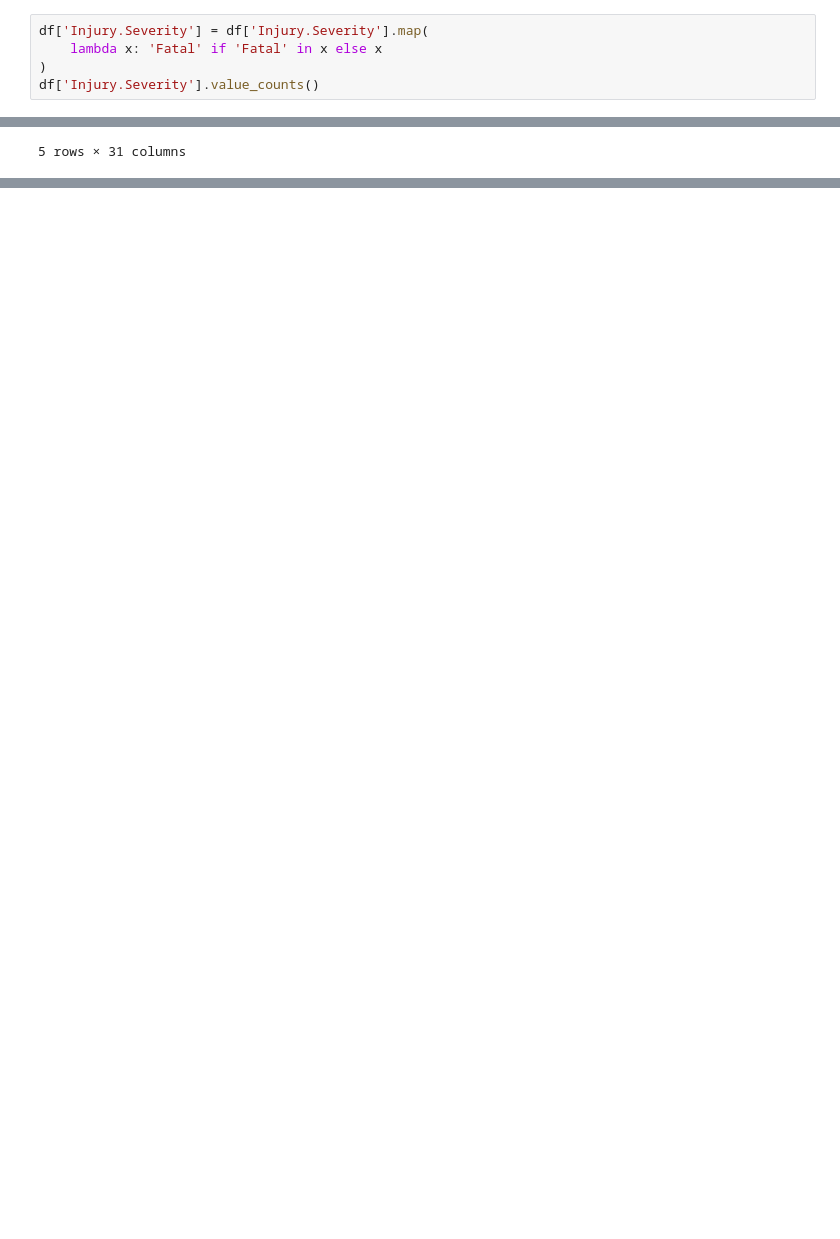
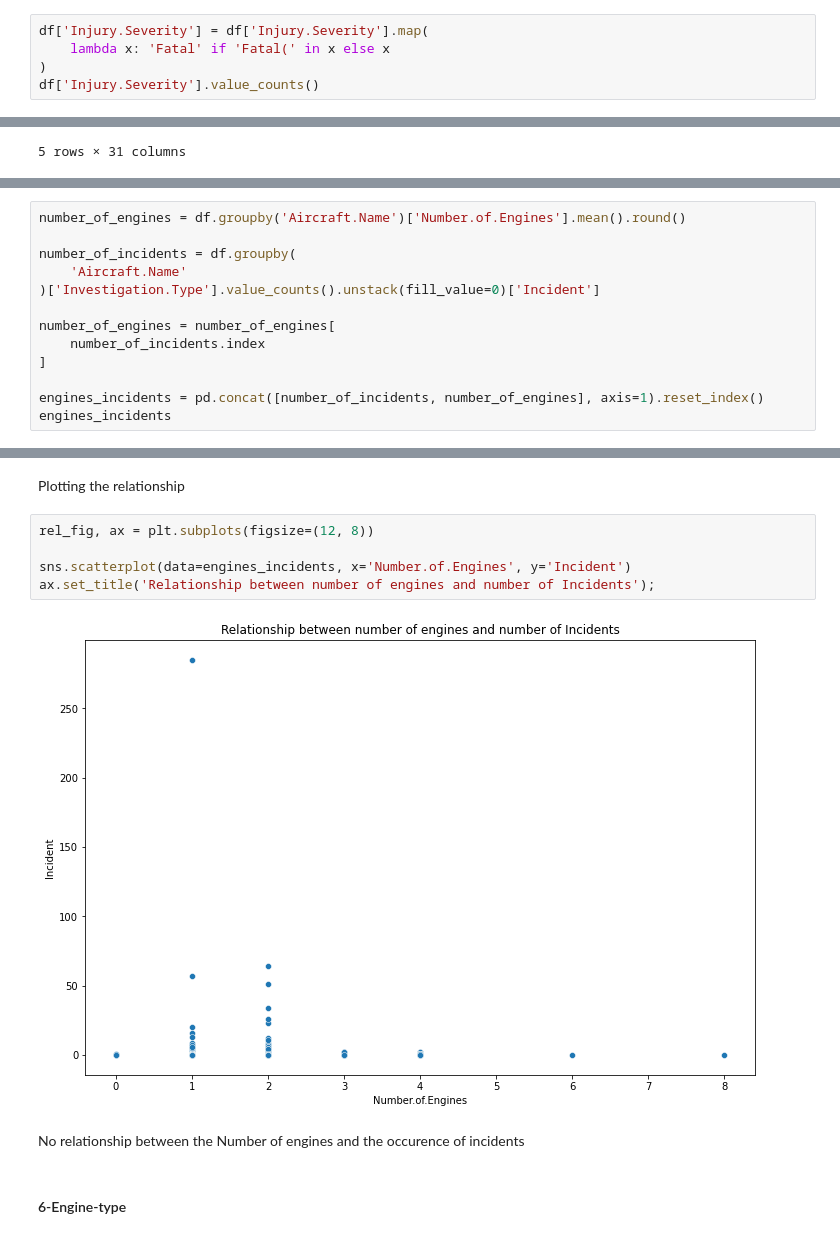
Before and after one commit to ericks-on/Aircraft_Risk_Analysis, a Jupyter notebook: index.ipynb, the cells around one changed output, grey strips where cells are left out. Drawn from its saved outputs; the diff is of its cells as text; blank space fills up the shorter version.

```diff
--- a/index.ipynb
+++ b/index.ipynb
@@ -294,7 +311,7 @@ The fatal category includes the number of fatal injuries in brackets
 We can just use one category 'Fatal'
 # %%
 df['Injury.Severity'] = df['Injury.Severity'].map(
-    lambda x: 'Fatal' if 'Fatal' in x else x
+    lambda x: 'Fatal' if 'Fatal(' in x else x
 )
 df['Injury.Severity'].value_counts()
 # %% [output]
@@ -652,0 +740,13 @@ second_metric_df.head()
+# %%
+number_of_engines = df.groupby('Aircraft.Name')['Number.of.Engines'].mean().round()
+
+number_of_incidents = df.groupby(
+    'Aircraft.Name'
+)['Investigation.Type'].value_counts().unstack(fill_value=0)['Incident']
+
+number_of_engines = number_of_engines[
+    number_of_incidents.index
+]
+
+engines_incidents = pd.concat([number_of_incidents, number_of_engines], axis=1).reset_index()
+engines_incidents
@@ -652,0 +775,13 @@ second_metric_df.head()
+# %% [markdown]
+Plotting the relationship
+# %%
+rel_fig, ax = plt.subplots(figsize=(12, 8))
+
+sns.scatterplot(data=engines_incidents, x='Number.of.Engines', y='Incident')
+ax.set_title('Relationship between number of engines and number of Incidents');
+# %% [output]
+[figure, added]
+# %% [markdown]
+No relationship between the Number of engines and the occurence of incidents
+# %% [markdown]
+#### 6-Engine-type
```
Also changed, not shown: parts of 34 cells of this notebook.
